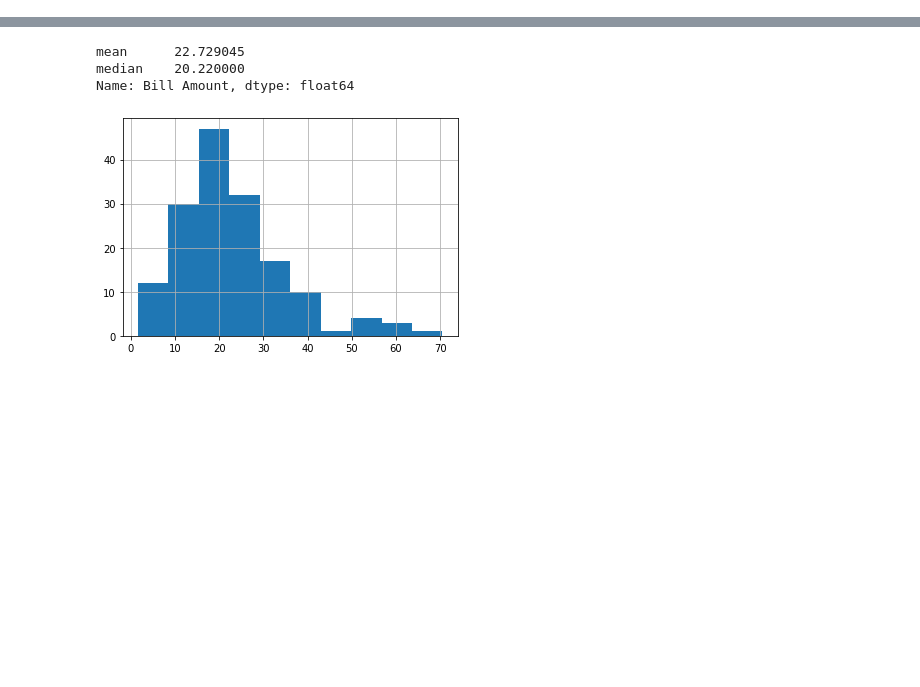
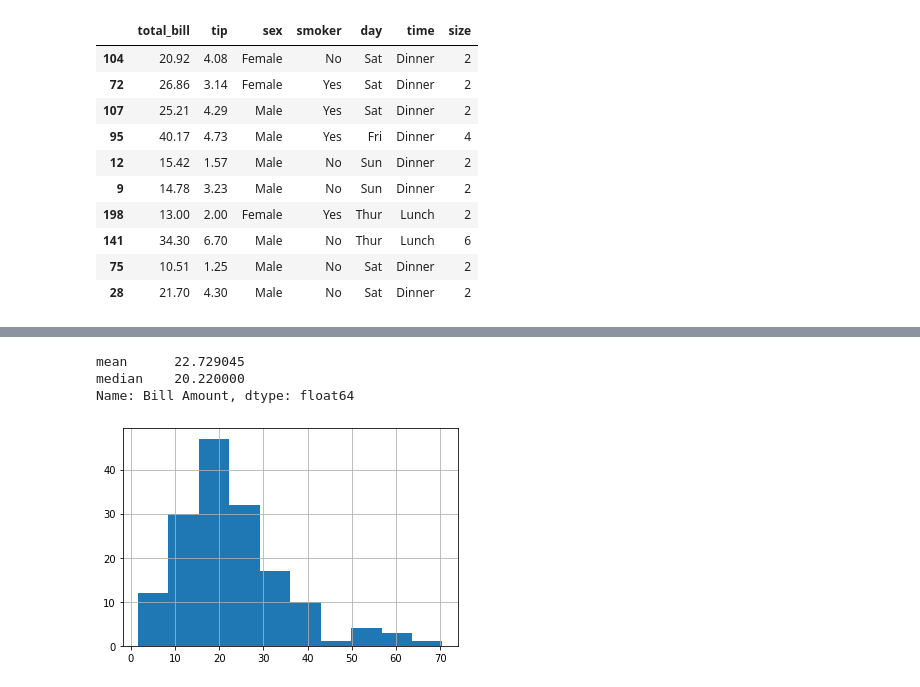
Before and after one commit to nanipumpkin/Analise_Estatistica, a Jupyter notebook: notebooks/Atividade_01.ipynb, the cells around one changed output, grey strips where cells are left out. Drawn from its saved outputs; the diff is of its cells as text; code cells hidden in the pictures; blank space fills up the shorter version.

```diff
--- a/notebooks/Atividade_01.ipynb
+++ b/notebooks/Atividade_01.ipynb
@@ -7,6 +7,23 @@ import matplotlib.pyplot as plt
 # %%
 # Ler base de dados (atualize o caminho para a pasta do seu drive (no drive clique com o botão direito e 'copiar caminho'))
 tips = pd.read_csv('../data/tips.csv')
+# %%
+# Ler base de dados (importar do banco de dados embutido no seaborn)
+tips = sns.load_dataset('tips')
+tips_df = tips.copy()
+tips_df.sample(10)
+# %% [output]
+|  | total_bill | tip | sex | smoker | day | time | size |
+| 104 | 20.92 | 4.08 | Female | No | Sat | Dinner | 2 |
+| 72 | 26.86 | 3.14 | Female | Yes | Sat | Dinner | 2 |
+| 107 | 25.21 | 4.29 | Male | Yes | Sat | Dinner | 2 |
+| 95 | 40.17 | 4.73 | Male | Yes | Fri | Dinner | 4 |
+| 12 | 15.42 | 1.57 | Male | No | Sun | Dinner | 2 |
+| 9 | 14.78 | 3.23 | Male | No | Sun | Dinner | 2 |
+| 198 | 13.00 | 2.00 | Female | Yes | Thur | Lunch | 2 |
+| 141 | 34.30 | 6.70 | Male | No | Thur | Lunch | 6 |
+| 75 | 10.51 | 1.25 | Male | No | Sat | Dinner | 2 |
+| 28 | 21.70 | 4.30 | Male | No | Sat | Dinner | 2 |
 # %%
 # Informação geral e tipos de dados
 tips.info()
```
Also changed, not shown: parts of 6 cells of this notebook, 3 other files.
